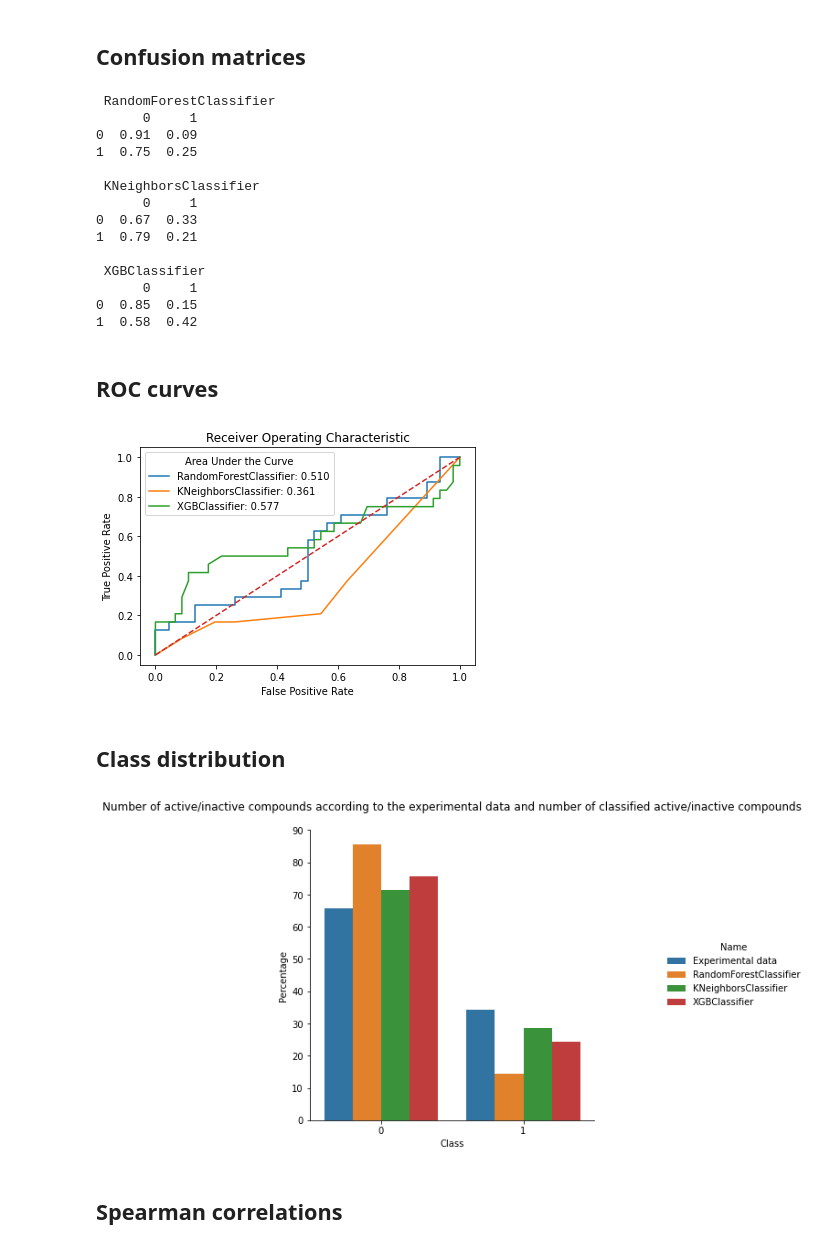
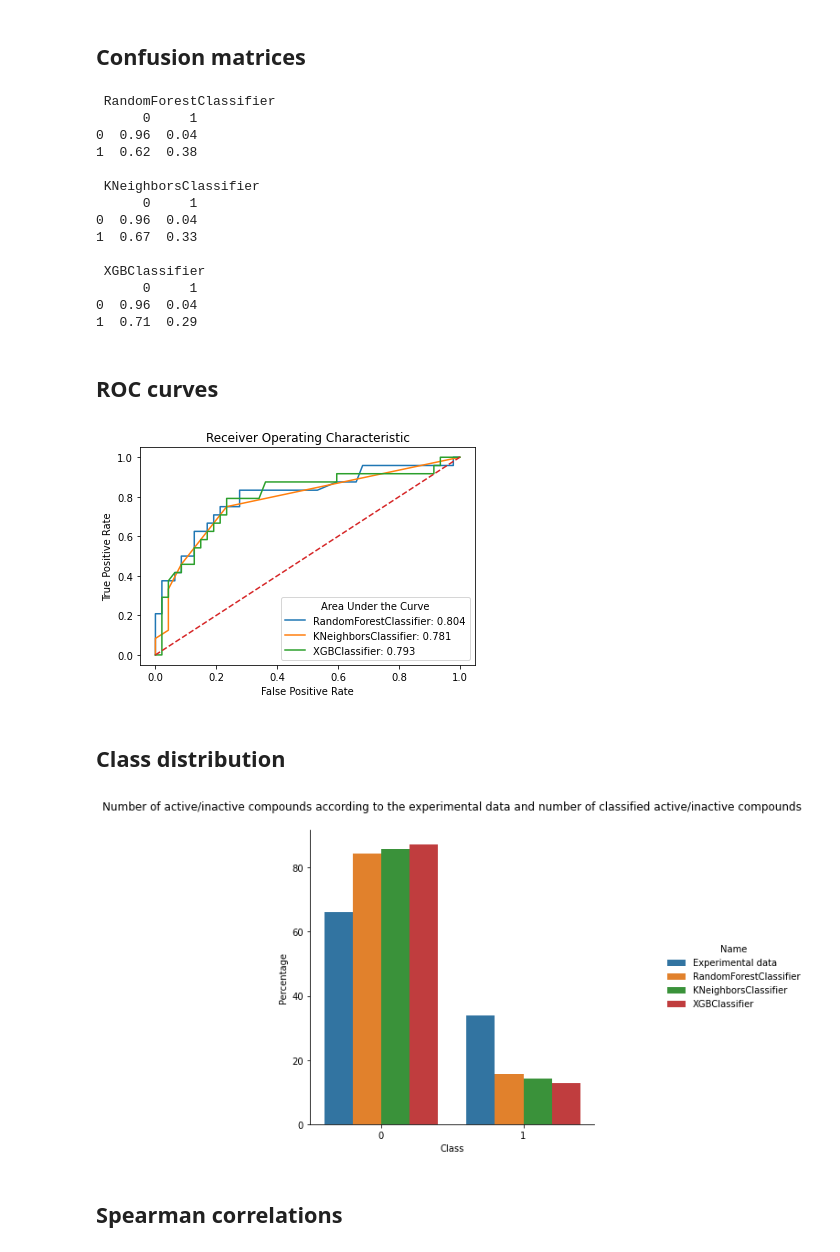
Before and after one commit to caiocrocha/SarsCov2Classifier, a Jupyter notebook: notebooks/ML_new_classification.ipynb, the cells around one changed output. Drawn from its saved outputs; the diff is of its cells as text; code cells hidden in the pictures.

Commit message:
New descriptors

```diff
--- a/notebooks/ML_new_classification.ipynb
+++ b/notebooks/ML_new_classification.ipynb
@@ -69,6 +50,10 @@ def load_pickle(model_name):
     model_fitted = pickle.load(file)
     file.close()
     return model_fitted
+# %%
+activity_label = 'f_activity'
+top_models = ['RandomForestClassifier', 'KNeighborsClassifier', 'XGBClassifier']
+descriptors = ['PEOE_VSA5', 'NumAliphaticCarbocycles', 'fr_NH2', 'fr_sulfonamd', 'fr_urea', 'NumHAcceptors', 'NumHDonors', 'TPSA']
 # %% [markdown]
 <a id='confusion'></a>
 ## Confusion matrices
@@ -83,10 +68,10 @@ y_test = test_data[activity_label]
 Y = pd.DataFrame(test_data['CID'])
 probas = pd.DataFrame(test_data['CID'])
 
-for model_name in descriptors_dict.keys():
+for model_name in top_models:
     model_fitted = load_pickle(model_name)
-    subset = descriptors_dict[model_name]
-    X_test = test_data[subset]
+
+    X_test = test_data[descriptors]
     y_pred = model_fitted.predict(X_test)
     Y[model_name] = y_pred
 
@@ -98,41 +83,41 @@ for model_name in descriptors_dict.keys():
 # %% [output]
  RandomForestClassifier
       0     1
-0  0.91  0.09
-1  0.75  0.25
+0  0.96  0.04
+1  0.62  0.38
 
  KNeighborsClassifier
       0     1
-0  0.67  0.33
-1  0.79  0.21
+0  0.96  0.04
+1  0.67  0.33
 
  XGBClassifier
       0     1
-0  0.85  0.15
-1  0.58  0.42
+0  0.96  0.04
+1  0.71  0.29
 # %% [markdown]
 <a id='roc'></a>
 ## ROC curves
 # %%
 import matplotlib.pyplot as plt
 %matplotlib inline
 import seaborn as sns
 from sklearn.metrics import roc_curve, auc
 
-for model_name in descriptors_dict.keys():
+for model_name in top_models:
     y_proba = probas[model_name]
     fpr, tpr, _ = roc_curve(y_test, y_proba)
     plt.plot(fpr, tpr, label=f'{model_name}: {auc(fpr, tpr):>.3f}')
 
 plt.plot([0,1], [0,1], linestyle='--')
 plt.legend(title='Area Under the Curve')
 plt.xlabel('False Positive Rate')
 plt.ylabel('True Positive Rate')
 plt.title('Receiver Operating Characteristic')
-plt.savefig('figures/new_roc_curve.png', dpi=128)
+plt.savefig('new_roc_curve.png')
 plt.show()
 # %% [output]
-[figure, old version]
+[figure, new version]
 # %% [markdown]
 <a id='class'></a>
 ## Class distribution
@@ -146,7 +131,7 @@ def percentage_dist(values):
 perc = percentage_dist(test_data[activity_label])
 perc['Name'] = 'Experimental data'
 
-for model_name in descriptors_dict.keys():
+for model_name in top_models:
     y_pred = Y[model_name]
     dist = percentage_dist(y_pred)
     dist['Name'] = model_name
@@ -156,7 +141,7 @@ sns.catplot(kind='bar', data=perc, x='Class', y='Percentage', hue='Name')
 plt.title('Number of active/inactive compounds according to the experimental data and number of classified active/inactive compounds', y=1.05)
 plt.show()
 # %% [output]
-[figure, old version]
+[figure, new version]
 # %% [markdown]
 <a id='spearman'></a>
 ## Spearman correlations
```
Also changed, not shown: parts of 6 cells of this notebook.
